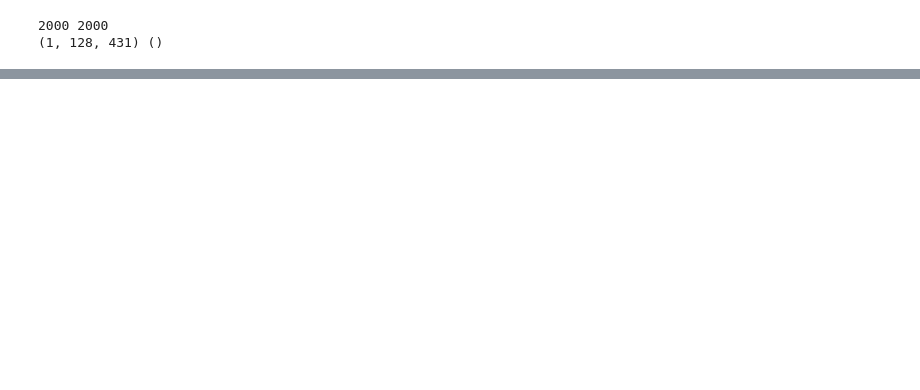
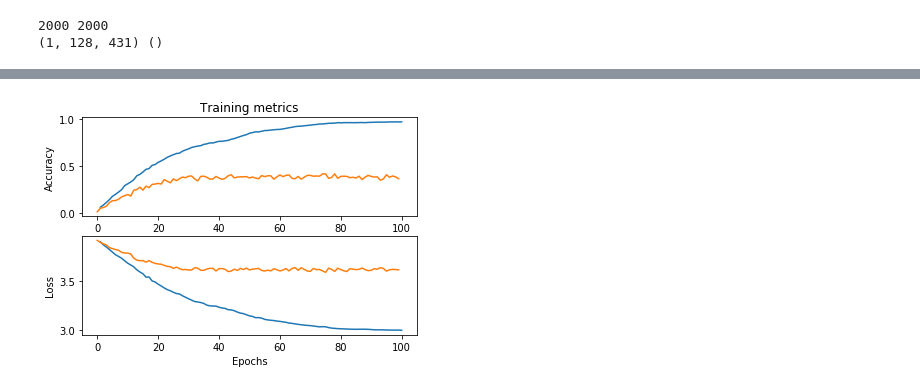
Before and after one commit to DeanPFZ/deep-audio-public, a Jupyter notebook: src/ESC-50/CNN No-Hierarchy_reproduce.ipynb, the cells around one changed output, grey strips where cells are left out. Cells and saved outputs as stored; diff of their text form; code cells hidden in the pictures; blank space fills up the shorter version.

Commit message:
update ESC training, 43% for now

```diff
--- a/src/ESC-50/CNN No-Hierarchy_reproduce.ipynb
+++ b/src/ESC-50/CNN No-Hierarchy_reproduce.ipynb
@@ -190,10 +174,15 @@ import torch
 from torch.utils.data.sampler import SubsetRandomSampler
 import time
 
+from torch.optim.lr_scheduler import StepLR
+
+
 # model = BaseNet()
 model = Net()
+model = model.cuda()
 criterion = nn.CrossEntropyLoss()
-optimizer = torch.optim.Adam(model.parameters(), lr=0.001, betas=(0.9, 0.999), eps=1e-08, weight_decay=0)
+optimizer = torch.optim.Adam(model.parameters(), lr=0.001, betas=(0.9, 0.999), eps=1e-08, weight_decay=0.0005)
+scheduler = StepLR(optimizer, step_size=15, gamma=0.8)
 
 validation_split = .2
 random_seed= 42
@@ -211,9 +200,9 @@ train_sampler = SubsetRandomSampler(train_indices)
 valid_sampler = SubsetRandomSampler(val_indices)
 
 dataset  = trainset()
-trainloader = torch.utils.data.DataLoader(dataset, batch_size=128,
+trainloader = torch.utils.data.DataLoader(dataset, batch_size=64,
                                            sampler=train_sampler)
-valloader = torch.utils.data.DataLoader(dataset, batch_size=128,
+valloader = torch.utils.data.DataLoader(dataset, batch_size=64,
                                                 sampler=valid_sampler)
 
 val_history = []
@@ -221,7 +210,7 @@ val_loss_hist = []
 train_history = []
 train_loss_hist = []
 
-for epoch in range(30):  # loop over the dataset multiple times
+for epoch in range(100):  # loop over the dataset multiple times
 
 ########## Validation ###########
 
@@ -233,8 +222,9 @@ for epoch in range(30):  # loop over the dataset multiple times
         count += 1
         inputs, labels = data
         inputs = inputs.float()
+        inputs = inputs.cuda()
+        labels = labels.cuda()
         outputs = model(inputs)
-        print(outputs.shape, labels.shape)
         val_loss = criterion(outputs, labels)
         _, preds = torch.max(outputs, 1)
         acc_val = torch.eq(preds, labels).float().mean()
@@ -261,17 +251,21 @@ for epoch in range(30):  # loop over the dataset multiple times
         count += 1
         inputs, labels = data
         inputs = inputs.float()
+        inputs = inputs.cuda()
+        labels = labels.cuda()
         optimizer.zero_grad()
         outputs = model(inputs)
         loss = criterion(outputs, labels)
         loss.backward()
         optimizer.step()
 
+
         running_loss += loss.item()
         _, preds = torch.max(outputs, 1)
         acc_train = torch.eq(preds, labels).float().mean()
         running_accuracy += acc_train.item()
 
+    scheduler.step()
     running_accuracy /= count
     running_loss /= count
     train_history.append(running_accuracy)
@@ -294,0 +303,15 @@ KeyboardInterrupt:
+# %%
+x_axis = np.linspace(1,100,100)
+plt.subplot(2, 1, 1)
+plt.plot(x_axis, train_history, val_history)
+plt.title('Training metrics')
+plt.ylabel('Accuracy')
+
+plt.subplot(2, 1, 2)
+plt.plot(x_axis, train_loss_hist, val_loss_hist)
+plt.xlabel('Epochs')
+plt.ylabel('Loss')
+
+plt.show()
+# %% [output]
+[figure, added]
```
Also changed, not shown: parts of 4 cells of this notebook, 1 other file.
